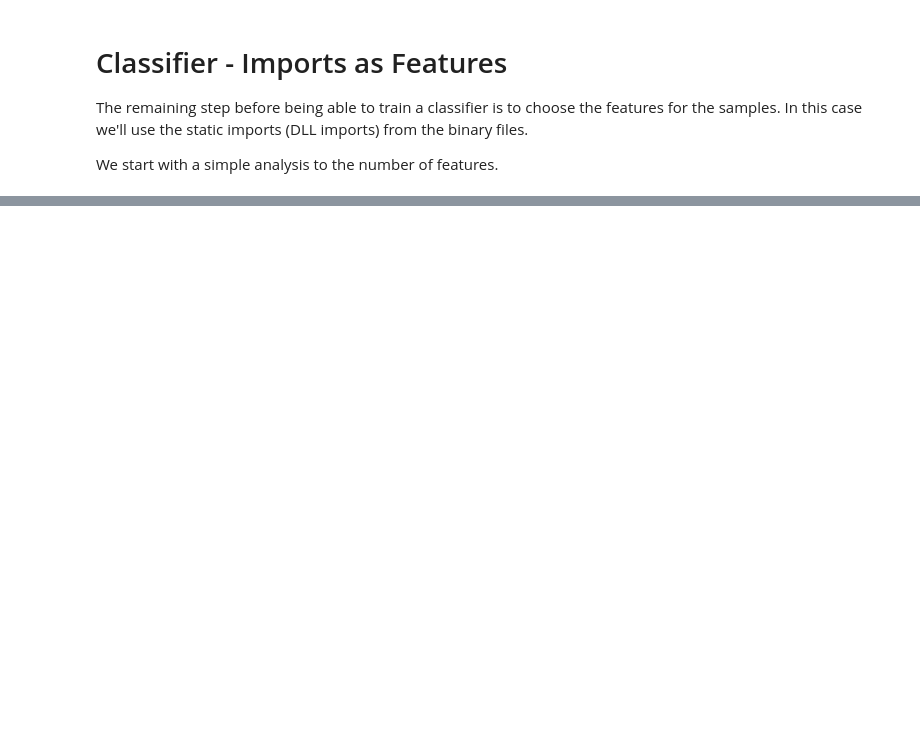
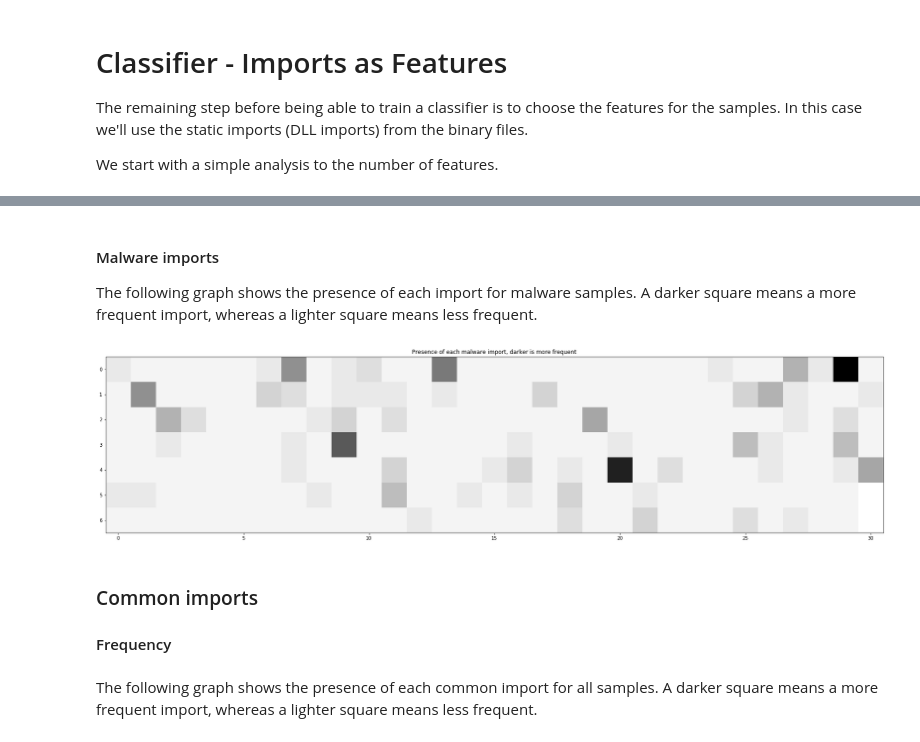
Before and after one commit to joaogodinho/thesis, a Jupyter notebook: SP_paper/3.1 Classifier - Imports as Features.ipynb, the cells around one changed output, grey strips where cells are left out. Drawn from its saved outputs; the diff is of its cells as text; code cells hidden in the pictures; blank space fills up the shorter version.

```diff
--- a/SP_paper/3.1 Classifier - Imports as Features.ipynb
+++ b/SP_paper/3.1 Classifier - Imports as Features.ipynb
@@ -96,0 +142,17 @@ display(tfidf.get_feature_names())
+# %% [markdown]
+#### Malware imports
+
+The following graph shows the presence of each import for malware samples. A darker square means a more frequent import, whereas a lighter square means less frequent.
+# %%
+fig, ax1 = plt.subplots(figsize=(30, 30))
+ax1.set_title('Presence of each malware import, darker is more frequent')
+plt.imshow(pd.DataFrame(matrix_malware).fillna(0), cmap='binary', vmin=0, vmax=1)
+plt.show()
+# %% [output]
+[figure, added]
+# %% [markdown]
+### Common imports
+
+#### Frequency
+# %% [markdown]
+The following graph shows the presence of each common import for all samples. A darker square means a more frequent import, whereas a lighter square means less frequent.
```
Also changed, not shown: parts of 23 cells of this notebook.
